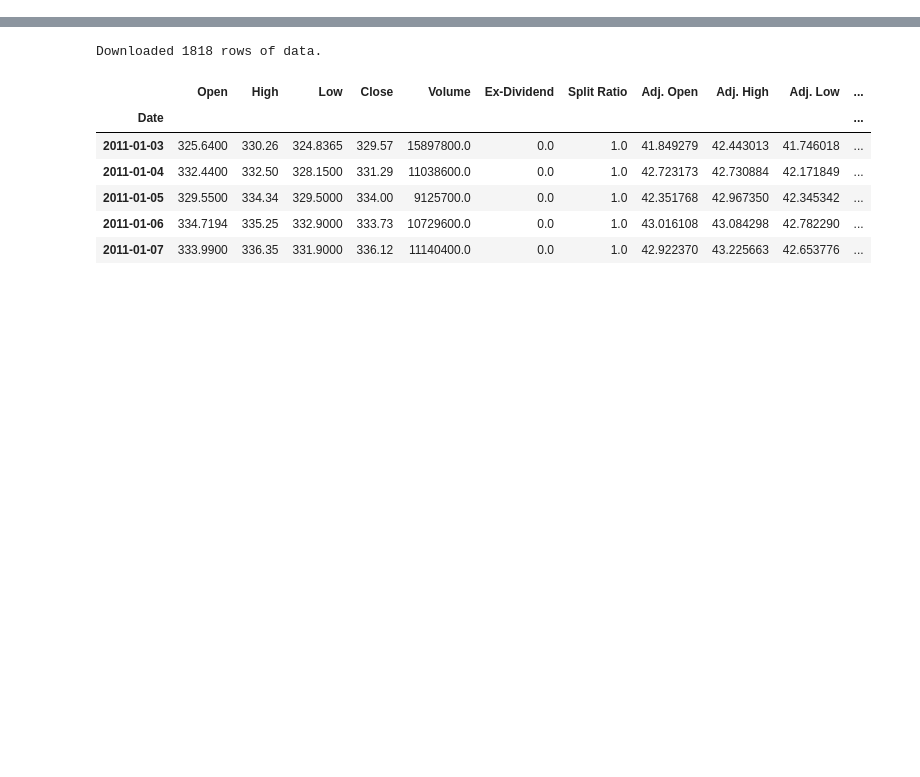
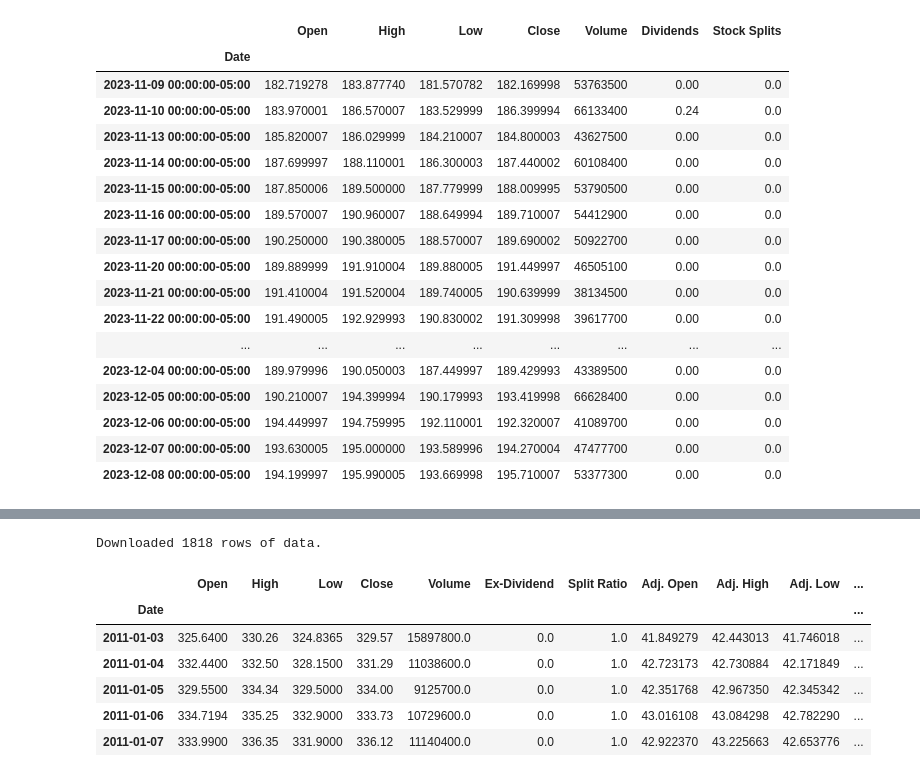
Before and after one commit to Ravindra1972/Anaytics-in-finance-using-Python, a Jupyter notebook: Python_Instruments.ipynb, the cells around one changed output, grey strips where cells are left out. Drawn from its saved outputs; the diff is of its cells as text; code cells hidden in the pictures; blank space fills up the shorter version.

```diff
--- a/Python_Instruments.ipynb
+++ b/Python_Instruments.ipynb
@@ -33,0 +44,26 @@ import nasdaqdatalink
+# %%
+#We can also use the Ticker class to download the historical prices and much more
+# instantiate the Ticker class
+aapl_data = yf.Ticker("AAPL")
+# %%
+# get the last month of historical prices
+aapl_data.history()
+# %% [output]
+|  | Open | High | Low | Close | Volume | Dividends | Stock Splits |
+| Date |  |  |  |  |  |  |  |
+| 2023-11-09 00:00:00-05:00 | 182.719278 | 183.877740 | 181.570782 | 182.169998 | 53763500 | 0.00 | 0.0 |
+| 2023-11-10 00:00:00-05:00 | 183.970001 | 186.570007 | 183.529999 | 186.399994 | 66133400 | 0.24 | 0.0 |
+| 2023-11-13 00:00:00-05:00 | 185.820007 | 186.029999 | 184.210007 | 184.800003 | 43627500 | 0.00 | 0.0 |
+| 2023-11-14 00:00:00-05:00 | 187.699997 | 188.110001 | 186.300003 | 187.440002 | 60108400 | 0.00 | 0.0 |
+| 2023-11-15 00:00:00-05:00 | 187.850006 | 189.500000 | 187.779999 | 188.009995 | 53790500 | 0.00 | 0.0 |
+| 2023-11-16 00:00:00-05:00 | 189.570007 | 190.960007 | 188.649994 | 189.710007 | 54412900 | 0.00 | 0.0 |
+| 2023-11-17 00:00:00-05:00 | 190.250000 | 190.380005 | 188.570007 | 189.690002 | 50922700 | 0.00 | 0.0 |
+| 2023-11-20 00:00:00-05:00 | 189.889999 | 191.910004 | 189.880005 | 191.449997 | 46505100 | 0.00 | 0.0 |
+| 2023-11-21 00:00:00-05:00 | 191.410004 | 191.520004 | 189.740005 | 190.639999 | 38134500 | 0.00 | 0.0 |
+| 2023-11-22 00:00:00-05:00 | 191.490005 | 192.929993 | 190.830002 | 191.309998 | 39617700 | 0.00 | 0.0 |
+| ... | ... | ... | ... | ... | ... | ... | ... |
+| 2023-12-04 00:00:00-05:00 | 189.979996 | 190.050003 | 187.449997 | 189.429993 | 43389500 | 0.00 | 0.0 |
+| 2023-12-05 00:00:00-05:00 | 190.210007 | 194.399994 | 190.179993 | 193.419998 | 66628400 | 0.00 | 0.0 |
+| 2023-12-06 00:00:00-05:00 | 194.449997 | 194.759995 | 192.110001 | 192.320007 | 41089700 | 0.00 | 0.0 |
+| 2023-12-07 00:00:00-05:00 | 193.630005 | 195.000000 | 193.589996 | 194.270004 | 47477700 | 0.00 | 0.0 |
+| 2023-12-08 00:00:00-05:00 | 194.199997 | 195.990005 | 193.669998 | 195.710007 | 53377300 | 0.00 | 0.0 |
```
Also changed, not shown: parts of 55 cells of this notebook.
